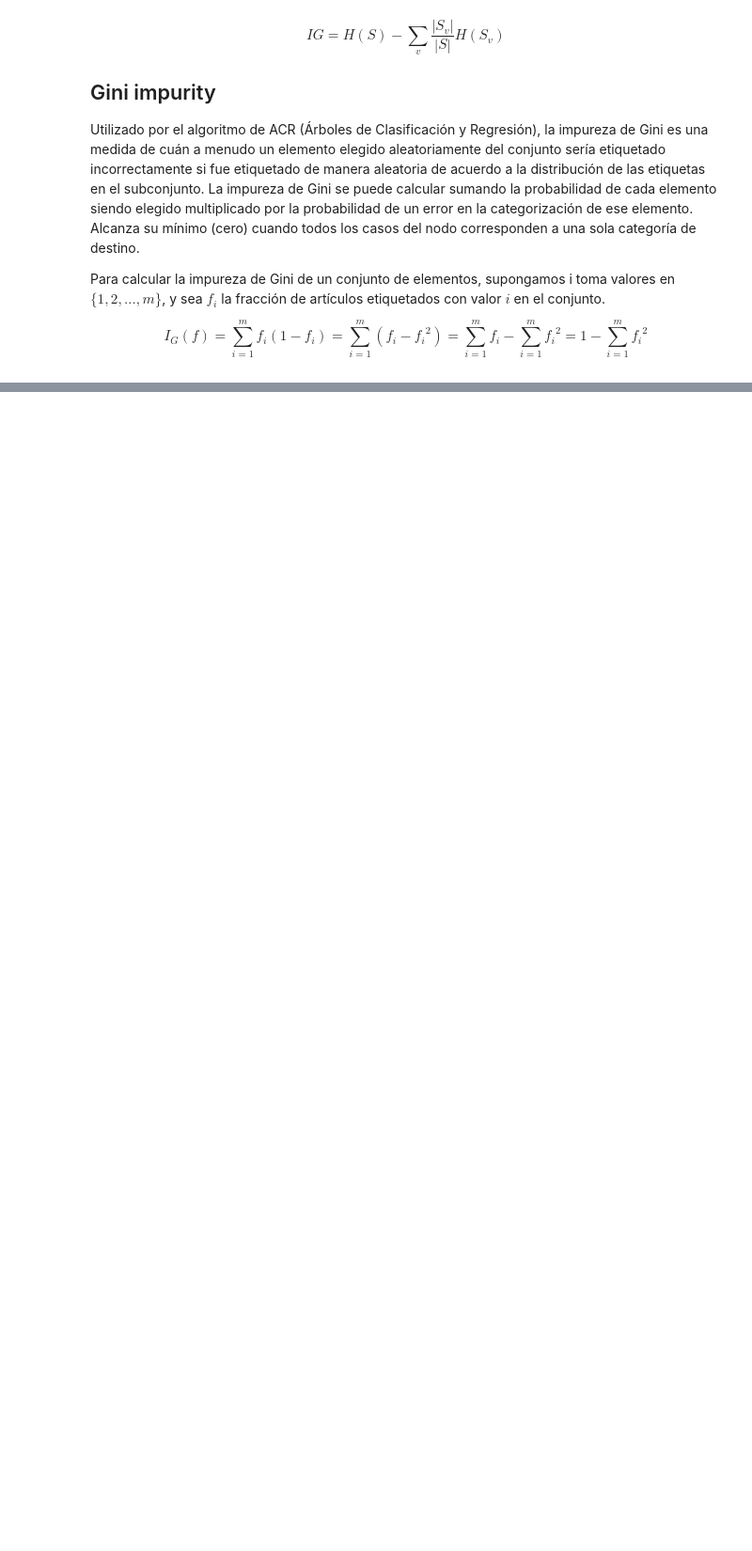
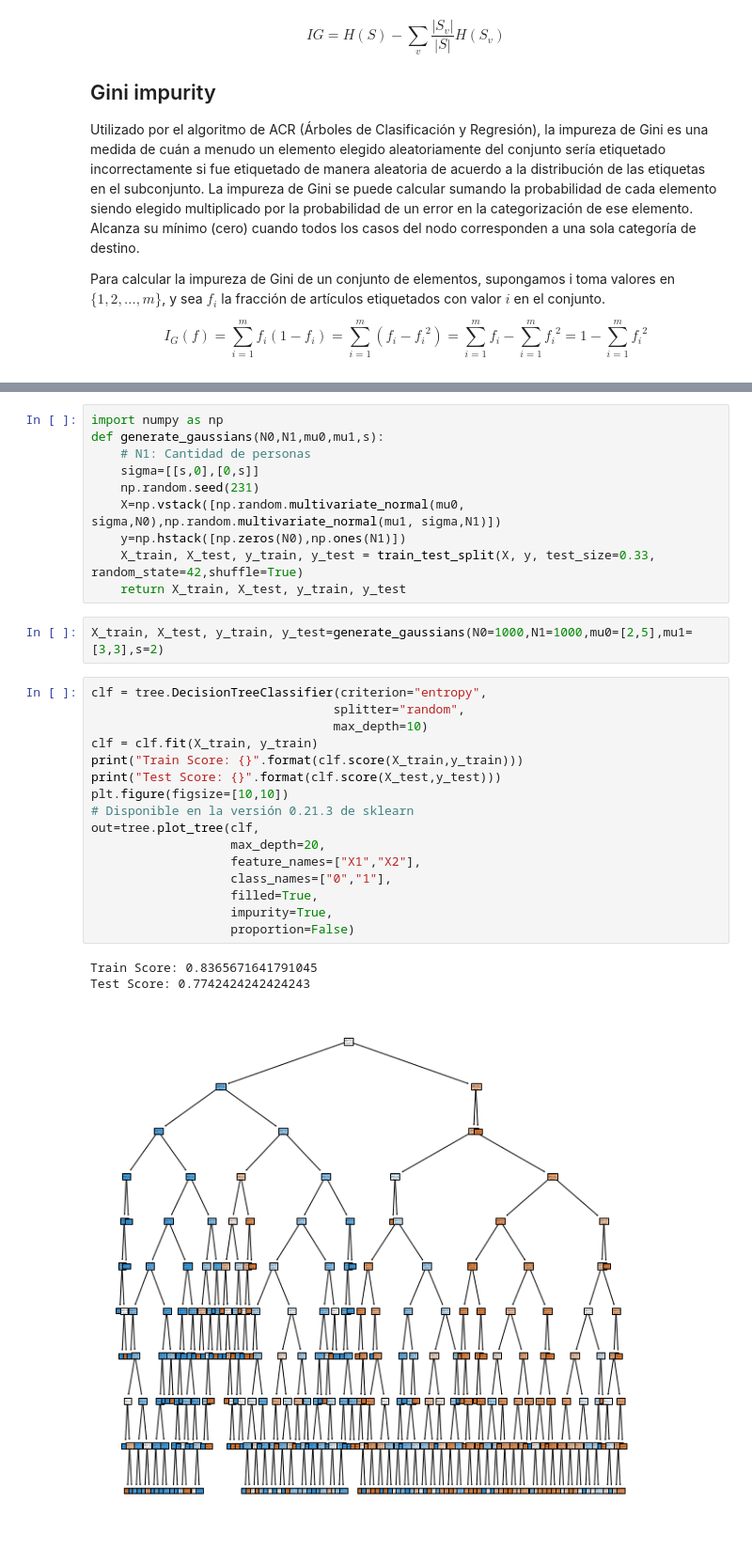
Before and after one commit to lab-ml-itba/Arboles-de-decision, a Jupyter notebook: 1 - Decision Trees.ipynb, the cells around one changed output, grey strips where cells are left out. Shown: that part at 94% size. Saved outputs shown, nothing was run; the diff lists cells and outputs as text; blank space fills up the shorter version.

```diff
--- a/1 - Decision Trees.ipynb
+++ b/1 - Decision Trees.ipynb
@@ -147,0 +145,32 @@ weighted avg       0.66      0.71      0.68       188
+# %%
+import numpy as np
+def generate_gaussians(N0,N1,mu0,mu1,s):
+    # N1: Cantidad de personas
+    sigma=[[s,0],[0,s]]
+    np.random.seed(231)
+    X=np.vstack([np.random.multivariate_normal(mu0, sigma,N0),np.random.multivariate_normal(mu1, sigma,N1)])
+    y=np.hstack([np.zeros(N0),np.ones(N1)])
+    X_train, X_test, y_train, y_test = train_test_split(X, y, test_size=0.33, random_state=42,shuffle=True)
+    return X_train, X_test, y_train, y_test
+# %%
+X_train, X_test, y_train, y_test=generate_gaussians(N0=1000,N1=1000,mu0=[2,5],mu1=[3,3],s=2)
+# %%
+clf = tree.DecisionTreeClassifier(criterion="entropy",
+                                 splitter="random",
+                                 max_depth=10)
+clf = clf.fit(X_train, y_train)
+print("Train Score: {}".format(clf.score(X_train,y_train)))
+print("Test Score: {}".format(clf.score(X_test,y_test)))
+plt.figure(figsize=[10,10])
+# Disponible en la versión 0.21.3 de sklearn
+out=tree.plot_tree(clf,
+                   max_depth=20,
+                   feature_names=["X1","X2"],
+                   class_names=["0","1"],
+                   filled=True,
+                   impurity=True,
+                   proportion=False)
+# %% [output]
+Train Score: 0.8365671641791045
+Test Score: 0.7742424242424243
+[figure, added]
```
Also changed, not shown: parts of 30 cells of this notebook, 7 other files.
